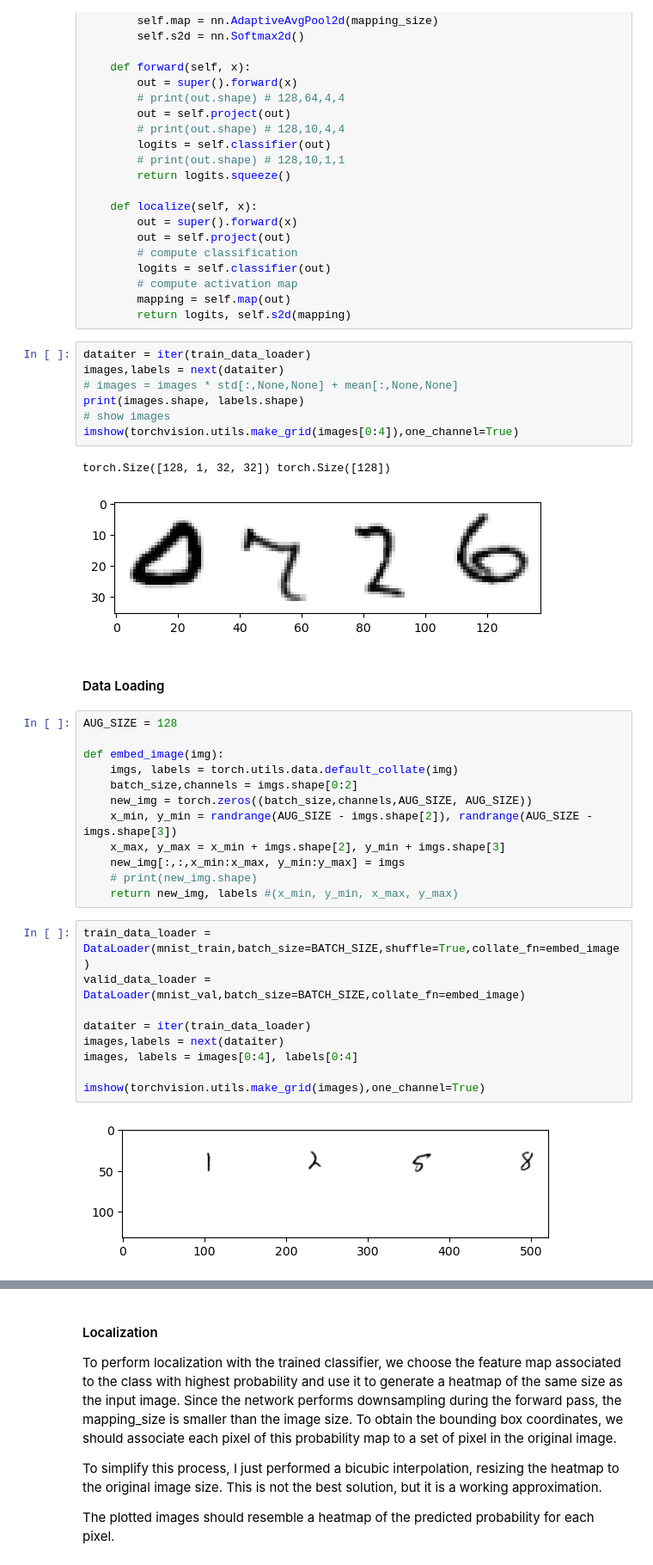
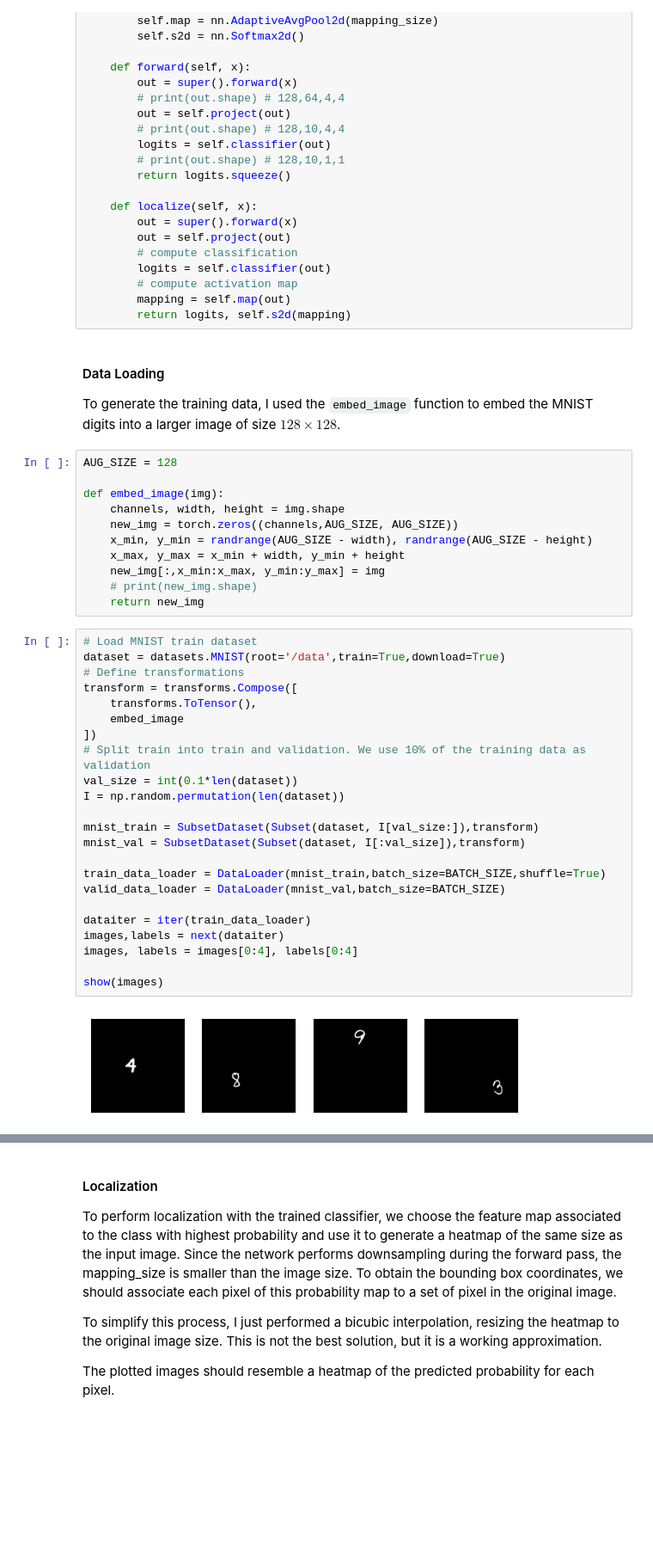
Before and after one commit to ciodar/deep-labs, a Jupyter notebook: lab1/Lab1-CNNs.ipynb, the cells around one changed output, grey strips where cells are left out. Shown at 86% size. Cells and saved outputs as stored; diff of their text form; blank space fills up the shorter version.

```diff
--- a/lab1/Lab1-CNNs.ipynb
+++ b/lab1/Lab1-CNNs.ipynb
@@ -580,38 +435,42 @@ class FullyConvResNet(ResNet):
         # compute activation map
         mapping = self.map(out)
         return logits, self.s2d(mapping)
-# %%
-dataiter = iter(train_data_loader)
-images,labels = next(dataiter)
-# images = images * std[:,None,None] + mean[:,None,None]
-print(images.shape, labels.shape)
-# show images
-imshow(torchvision.utils.make_grid(images[0:4]),one_channel=True)
-# %% [output]
-torch.Size([128, 1, 32, 32]) torch.Size([128])
-[figure, removed]
-# %% [markdown]
-#### Data Loading
+# %% [markdown]
+#### Data Loading
+To generate the training data, I used the `embed_image` function to embed the MNIST digits into a larger image of size $128 \times 128$.
 # %%
 AUG_SIZE = 128
 
 def embed_image(img):
-    imgs, labels = torch.utils.data.default_collate(img)
-    batch_size,channels = imgs.shape[0:2]
-    new_img = torch.zeros((batch_size,channels,AUG_SIZE, AUG_SIZE))
-    x_min, y_min = randrange(AUG_SIZE - imgs.shape[2]), randrange(AUG_SIZE - imgs.shape[3])
-    x_max, y_max = x_min + imgs.shape[2], y_min + imgs.shape[3]
-    new_img[:,:,x_min:x_max, y_min:y_max] = imgs
+    channels, width, height = img.shape
+    new_img = torch.zeros((channels,AUG_SIZE, AUG_SIZE))
+    x_min, y_min = randrange(AUG_SIZE - width), randrange(AUG_SIZE - height)
+    x_max, y_max = x_min + width, y_min + height
+    new_img[:,x_min:x_max, y_min:y_max] = img
     # print(new_img.shape)
-    return new_img, labels #(x_min, y_min, x_max, y_max)
+    return new_img
-# %%
-train_data_loader = DataLoader(mnist_train,batch_size=BATCH_SIZE,shuffle=True,collate_fn=embed_image)
-valid_data_loader = DataLoader(mnist_val,batch_size=BATCH_SIZE,collate_fn=embed_image)
-
-dataiter = iter(train_data_loader)
-images,labels = next(dataiter)
-images, labels = images[0:4], labels[0:4]
-
-imshow(torchvision.utils.make_grid(images),one_channel=True)
-# %% [output]
-[figure, removed]
+# %%
+# Load MNIST train dataset
+dataset = datasets.MNIST(root='/data',train=True,download=True)
+# Define transformations
+transform = transforms.Compose([
+    transforms.ToTensor(),
+    embed_image
+])
+# Split train into train and validation. We use 10% of the training data as validation
+val_size = int(0.1*len(dataset))
+I = np.random.permutation(len(dataset))
+
+mnist_train = SubsetDataset(Subset(dataset, I[val_size:]),transform)
+mnist_val = SubsetDataset(Subset(dataset, I[:val_size]),transform)
+
+train_data_loader = DataLoader(mnist_train,batch_size=BATCH_SIZE,shuffle=True)
+valid_data_loader = DataLoader(mnist_val,batch_size=BATCH_SIZE)
+
+dataiter = iter(train_data_loader)
+images,labels = next(dataiter)
+images, labels = images[0:4], labels[0:4]
+
+show(images)
+# %% [output]
+[figure, added]
```
Also changed, not shown: parts of 48 cells of this notebook, 10 other files.
